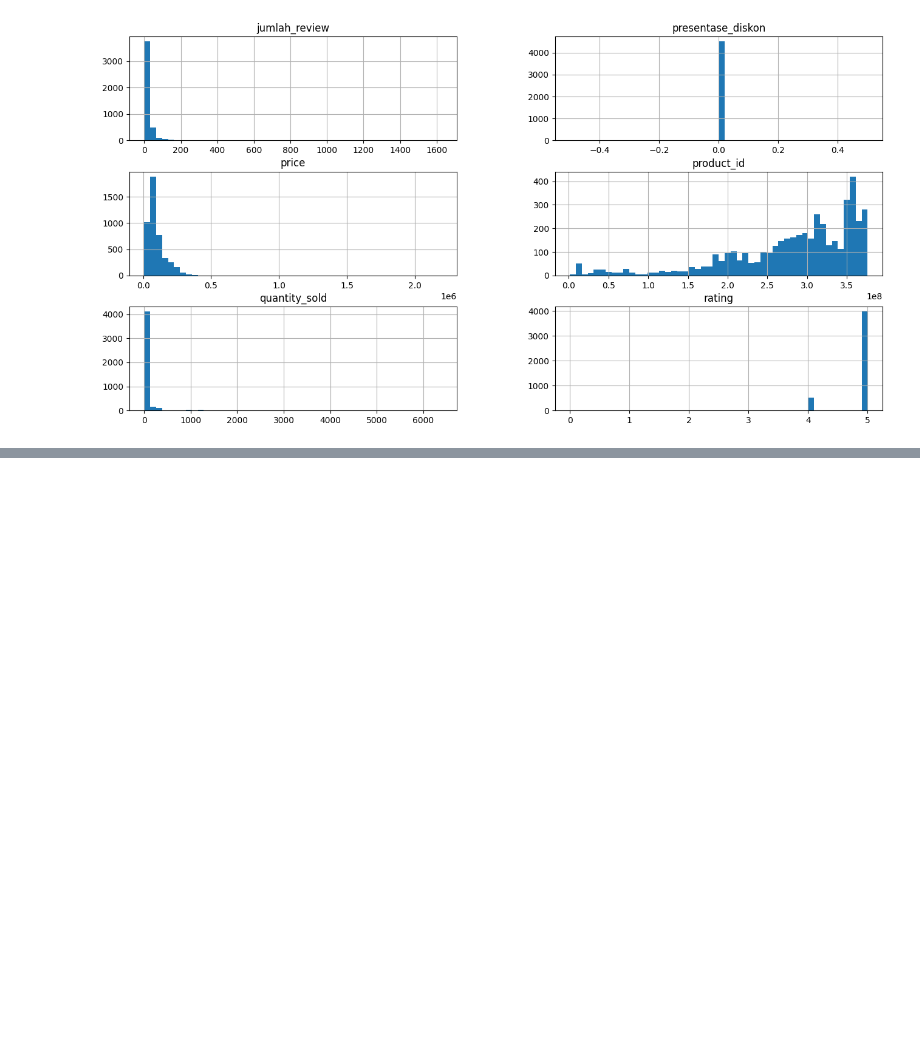
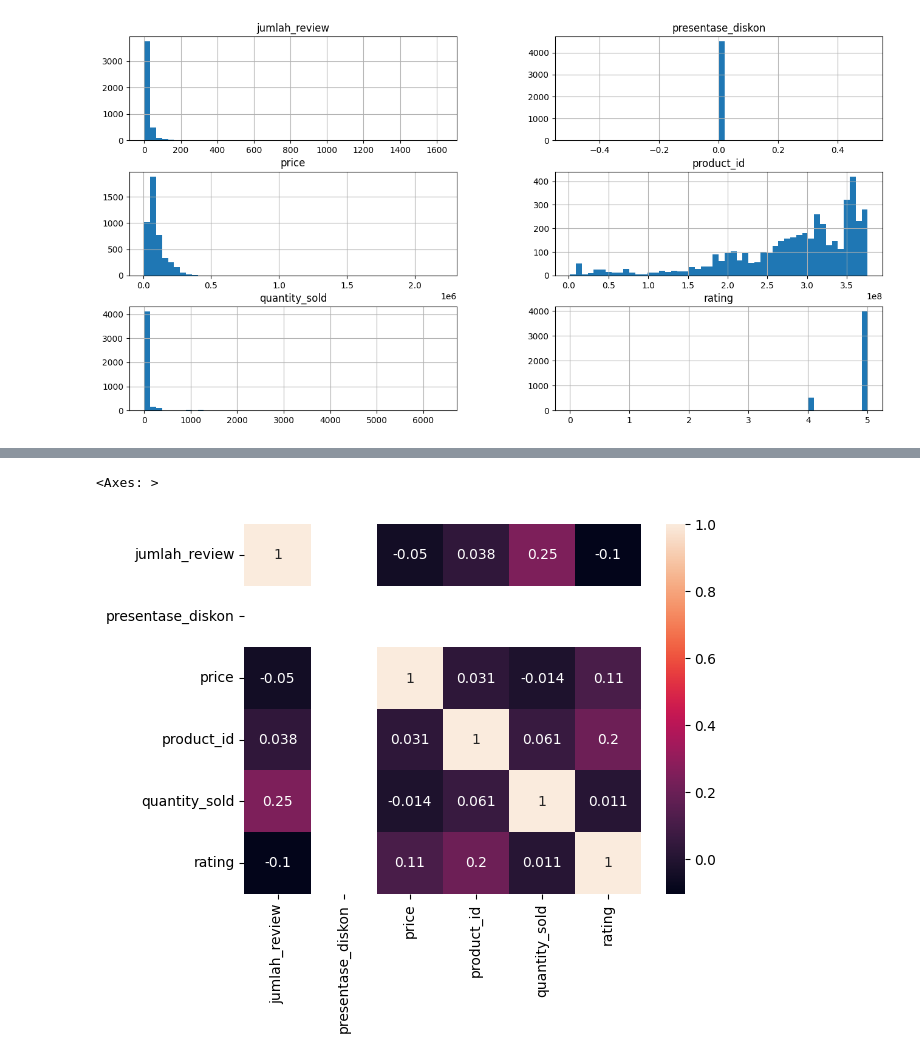
Before and after one commit to NandoG1/intelligo-project, a Jupyter notebook: index.ipynb, the cells around one changed output, grey strips where cells are left out. Cells and saved outputs as stored; diff of their text form; code cells hidden in the pictures; blank space fills up the shorter version.

```diff
--- a/index.ipynb
+++ b/index.ipynb
@@ -52,0 +59,7 @@ plt.show()
+# %%
+df_numerik = df.select_dtypes(include=[np.number])
+
+sns.heatmap(df_numerik.corr(), annot=True)
+# %% [output]
+<Axes: >
+[figure, added]
```
Also changed, not shown: parts of 8 cells of this notebook.
